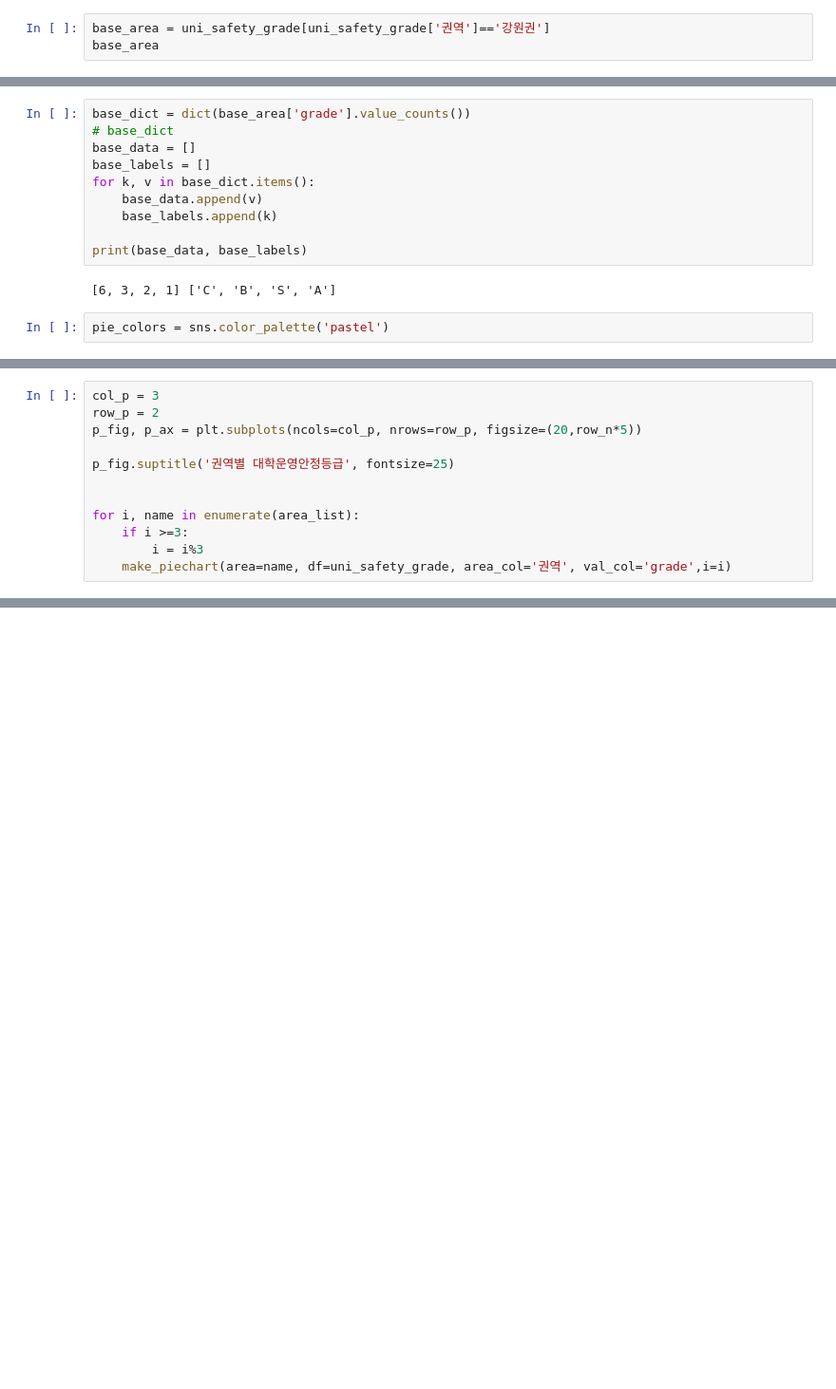
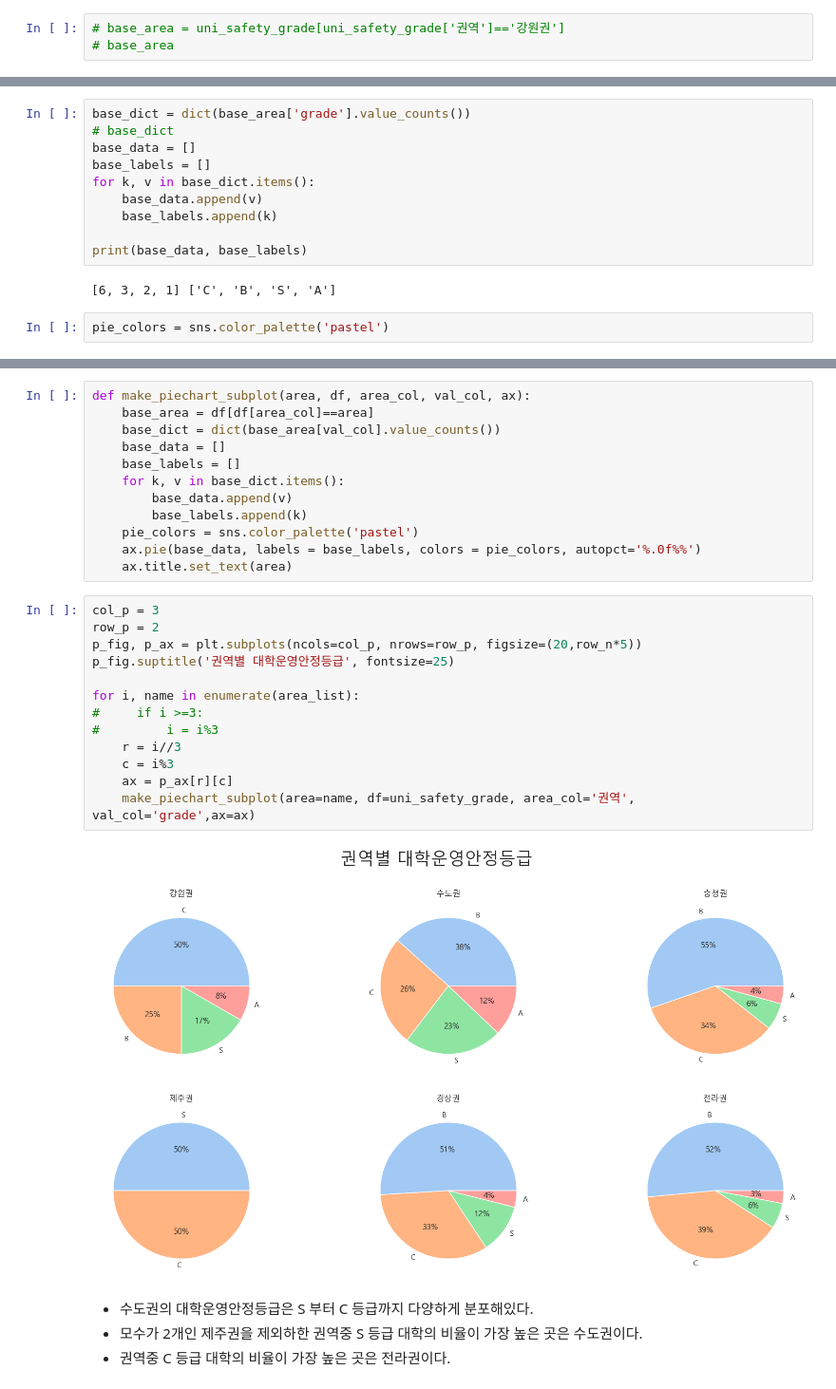
Before and after one commit to seyeon-shijuan/birth-rate-to-universities-visualization, a Jupyter notebook: notebook/individual_notebooks/SeyeonPark_universities_rank_analysis.ipynb, the cells around one changed output, grey strips where cells are left out. Shown: that part at 95% size. Cells and saved outputs as stored; diff of their text form; blank space fills up the shorter version.

```diff
--- a/notebook/individual_notebooks/SeyeonPark_universities_rank_analysis.ipynb
+++ b/notebook/individual_notebooks/SeyeonPark_universities_rank_analysis.ipynb
@@ -813,3 +800,3 @@ area_list
 # %%
-base_area = uni_safety_grade[uni_safety_grade['권역']=='강원권']
-base_area
+# base_area = uni_safety_grade[uni_safety_grade['권역']=='강원권']
+# base_area
@@ -879,12 +816,0 @@ ret
-# %%
-col_p = 3
-row_p = 2
-p_fig, p_ax = plt.subplots(ncols=col_p, nrows=row_p, figsize=(20,row_n*5))
-
-p_fig.suptitle('권역별 대학운영안정등급', fontsize=25)
-
-
-for i, name in enumerate(area_list):
-    if i >=3:
-        i = i%3
-    make_piechart(area=name, df=uni_safety_grade, area_col='권역', val_col='grade',i=i)
@@ -908,0 +835,31 @@ Text(0.5, 0.98, '권역별 대학운영안정등급')
+# %%
+def make_piechart_subplot(area, df, area_col, val_col, ax):
+    base_area = df[df[area_col]==area]
+    base_dict = dict(base_area[val_col].value_counts())
+    base_data = []
+    base_labels = []
+    for k, v in base_dict.items():
+        base_data.append(v)
+        base_labels.append(k)
+    pie_colors = sns.color_palette('pastel')
+    ax.pie(base_data, labels = base_labels, colors = pie_colors, autopct='%.0f%%')
+    ax.title.set_text(area)
+# %%
+col_p = 3
+row_p = 2
+p_fig, p_ax = plt.subplots(ncols=col_p, nrows=row_p, figsize=(20,row_n*5))
+p_fig.suptitle('권역별 대학운영안정등급', fontsize=25)
+
+for i, name in enumerate(area_list):
+#     if i >=3:
+#         i = i%3
+    r = i//3
+    c = i%3
+    ax = p_ax[r][c]
+    make_piechart_subplot(area=name, df=uni_safety_grade, area_col='권역', val_col='grade',ax=ax)
+# %% [output]
+[figure, added]
+# %% [markdown]
+- 수도권의 대학운영안정등급은 S 부터 C 등급까지 다양하게 분포해있다.
+- 모수가 2개인 제주권을 제외하한 권역중 S 등급 대학의 비율이 가장 높은 곳은 수도권이다.
+- 권역중 C 등급 대학의 비율이 가장 높은 곳은 전라권이다.
```
Also changed, not shown: parts of 27 cells of this notebook.
